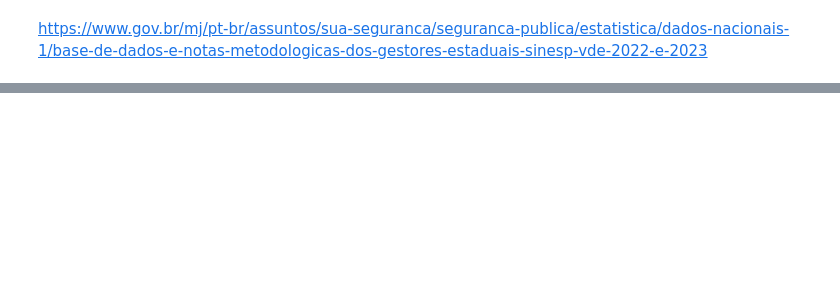
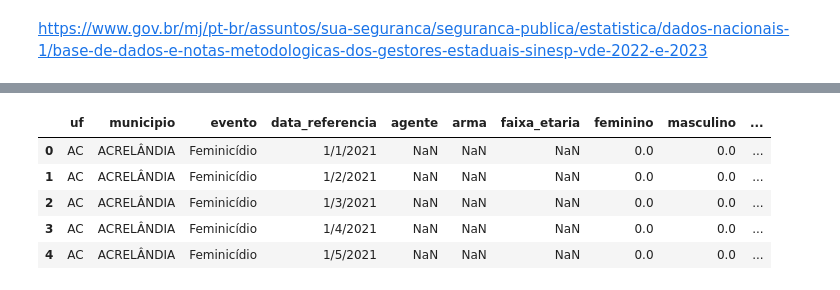
Before and after one commit to Marcelo-Silvestre/MVP_Machine_Learning_Analytics_PUCRIO_40530010056_20260_01, a Jupyter notebook: Notebooks/mvpcriminal.ipynb, the cells around one changed output, grey strips where cells are left out. Drawn from its saved outputs; the diff is of its cells as text; code cells hidden in the pictures; blank space fills up the shorter version.

```diff
--- a/Notebooks/mvpcriminal.ipynb
+++ b/Notebooks/mvpcriminal.ipynb
@@ -35,0 +55,9 @@ df_2025.groupby(['uf', 'evento'], as_index=False)[['feminino', 'masculino', 'nao
+# %%
+df_2021.head()
+# %% [output]
+|  | uf | municipio | evento | data_referencia | agente | arma | faixa_etaria | feminino | masculino | ... |
+| 0 | AC | ACRELÂNDIA | Feminicídio | 1/1/2021 | NaN | NaN | NaN | 0.0 | 0.0 | ... |
+| 1 | AC | ACRELÂNDIA | Feminicídio | 1/2/2021 | NaN | NaN | NaN | 0.0 | 0.0 | ... |
+| 2 | AC | ACRELÂNDIA | Feminicídio | 1/3/2021 | NaN | NaN | NaN | 0.0 | 0.0 | ... |
+| 3 | AC | ACRELÂNDIA | Feminicídio | 1/4/2021 | NaN | NaN | NaN | 0.0 | 0.0 | ... |
+| 4 | AC | ACRELÂNDIA | Feminicídio | 1/5/2021 | NaN | NaN | NaN | 0.0 | 0.0 | ... |
```
Also changed, not shown: parts of 16 cells of this notebook.
